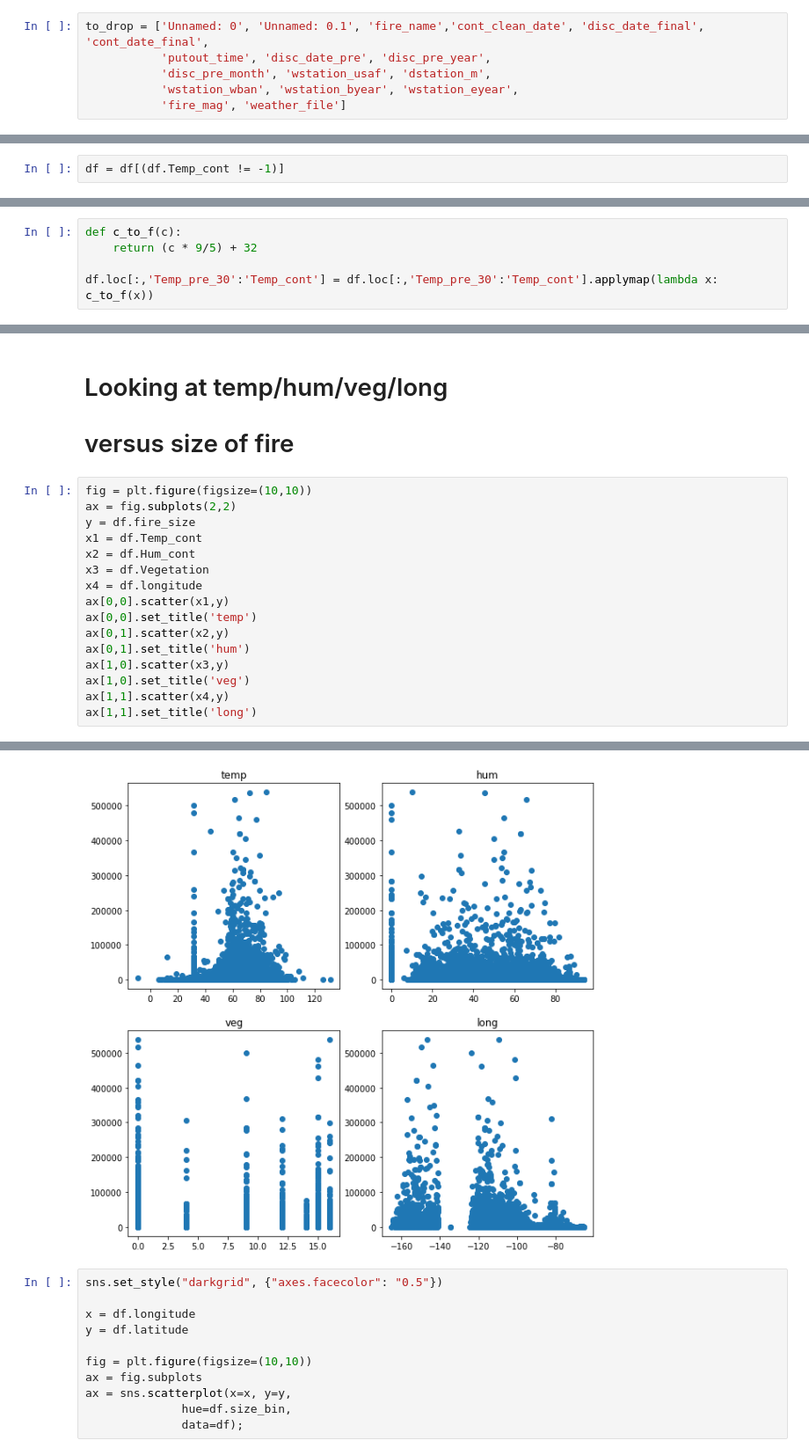
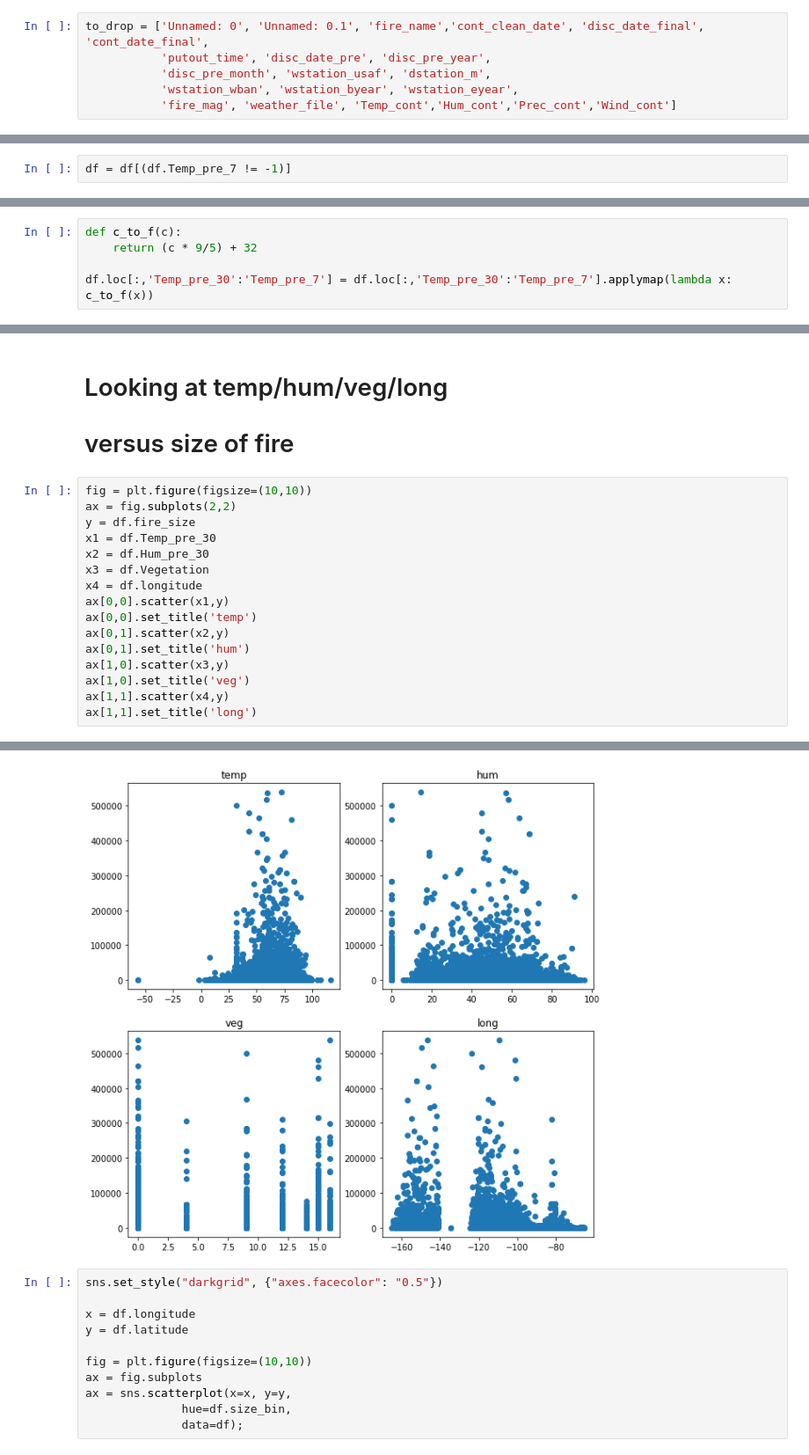
Before and after one commit to fernandez-justin/Forest_Fire_Classification, a Jupyter notebook: justin_book.ipynb, the cells around one changed output, grey strips where cells are left out. Shown at 88% size. Saved outputs shown, nothing was run; the diff lists cells and outputs as text.

```diff
--- a/justin_book.ipynb
+++ b/justin_book.ipynb
@@ -75,6 +79,6 @@ to_drop = ['Unnamed: 0', 'Unnamed: 0.1', 'fire_name','cont_clean_date', 'disc_da
            'putout_time', 'disc_date_pre', 'disc_pre_year',
            'disc_pre_month', 'wstation_usaf', 'dstation_m',
            'wstation_wban', 'wstation_byear', 'wstation_eyear',
-           'fire_mag', 'weather_file']
+           'fire_mag', 'weather_file', 'Temp_cont','Hum_cont','Prec_cont','Wind_cont']
 # %%
 df = df.drop(columns=to_drop)
@@ -81,4 +89,4 @@ df = df.drop(columns=to_drop)
 # %% [markdown]
 ## Getting rid of null rows
 # %%
-df = df[(df.Temp_cont != -1)]
+df = df[(df.Temp_pre_7 != -1)]
@@ -88,7 +104,7 @@ df = df[(df.Temp_cont != -1)]
 def c_to_f(c):
     return (c * 9/5) + 32
 
-df.loc[:,'Temp_pre_30':'Temp_cont'] = df.loc[:,'Temp_pre_30':'Temp_cont'].applymap(lambda x: c_to_f(x))
+df.loc[:,'Temp_pre_30':'Temp_pre_7'] = df.loc[:,'Temp_pre_30':'Temp_pre_7'].applymap(lambda x: c_to_f(x))
 # %% [markdown]
 # Looking at temp values
 # %%
@@ -205,22 +213,22 @@ dtype: float64
 # %%
 fig = plt.figure(figsize=(10,10))
 ax = fig.subplots(2,2)
 y = df.fire_size
-x1 = df.Temp_cont
-x2 = df.Hum_cont
+x1 = df.Temp_pre_30
+x2 = df.Hum_pre_30
 x3 = df.Vegetation
 x4 = df.longitude
 ax[0,0].scatter(x1,y)
 ax[0,0].set_title('temp')
 ax[0,1].scatter(x2,y)
 ax[0,1].set_title('hum')
 ax[1,0].scatter(x3,y)
 ax[1,0].set_title('veg')
 ax[1,1].scatter(x4,y)
 ax[1,1].set_title('long')
 # %% [output]
 Text(0.5, 1.0, 'long')
-[figure, old version]
+[figure, new version]
 # %%
 sns.set_style("darkgrid", {"axes.facecolor": "0.5"})
 
```
Also changed, not shown: parts of 53 cells of this notebook.
